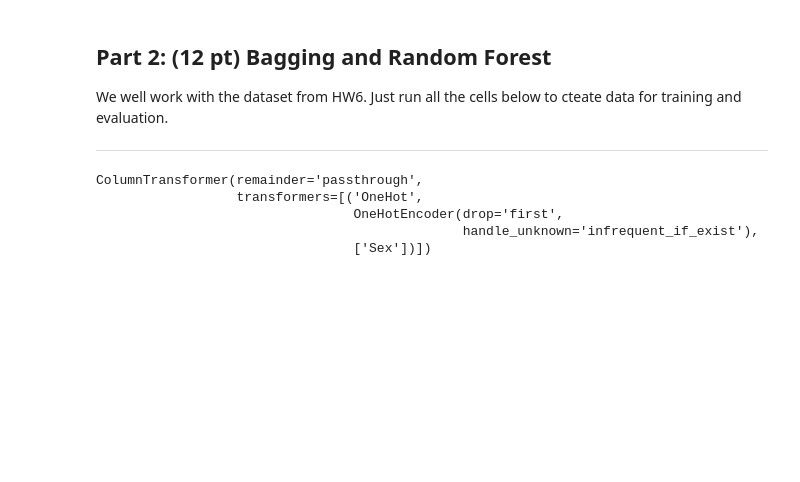
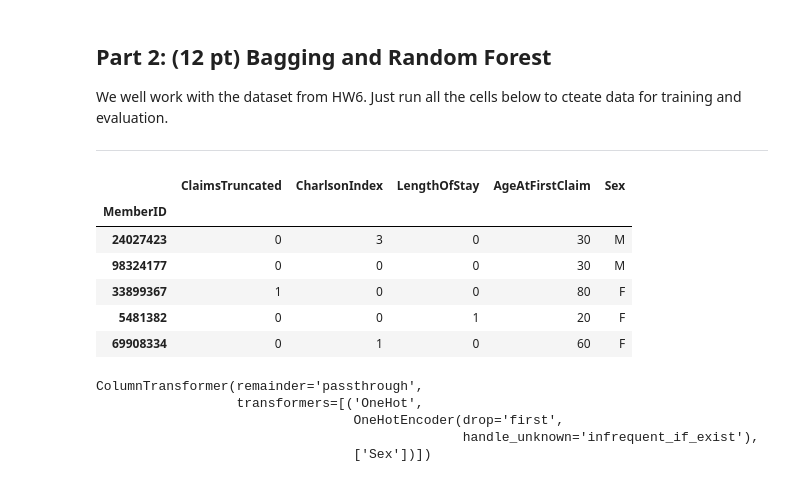
Before and after one commit to YKhalitov/College-Projects, a Jupyter notebook: RIT-Projects/Machine Learning - CSCI 335/HW7.ipynb, the cells around one changed output. Saved outputs shown, nothing was run; the diff lists cells and outputs as text; code cells hidden in the pictures; blank space fills up the shorter version.

```diff
--- a/RIT-Projects/Machine Learning - CSCI 335/HW7.ipynb
+++ b/RIT-Projects/Machine Learning - CSCI 335/HW7.ipynb
@@ -68,7 +81,15 @@ X = X.join(m.AgeAtFirstClaim)
 #X.head()
 # %%
 X = X.join(m.Sex)
-#X.head()
+X.head()
+# %% [output]
+|  | ClaimsTruncated | CharlsonIndex | LengthOfStay | AgeAtFirstClaim | Sex |
+| MemberID |  |  |  |  |  |
+| 24027423 | 0 | 3 | 0 | 30 | M |
+| 98324177 | 0 | 0 | 0 | 30 | M |
+| 33899367 | 1 | 0 | 0 | 80 | F |
+| 5481382 | 0 | 0 | 1 | 20 | F |
+| 69908334 | 0 | 1 | 0 | 60 | F |
 # %%
 from sklearn.model_selection import train_test_split
 # %%
```
Also changed, not shown: parts of 4 cells of this notebook.
